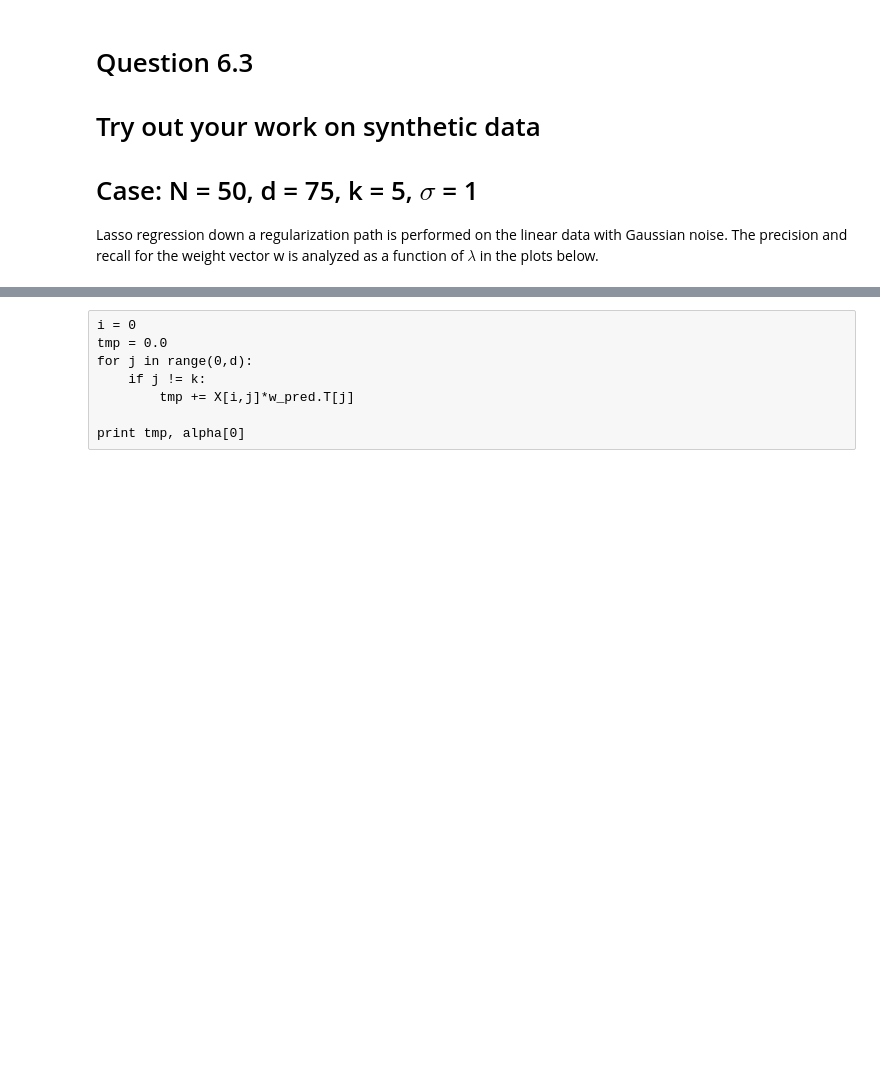
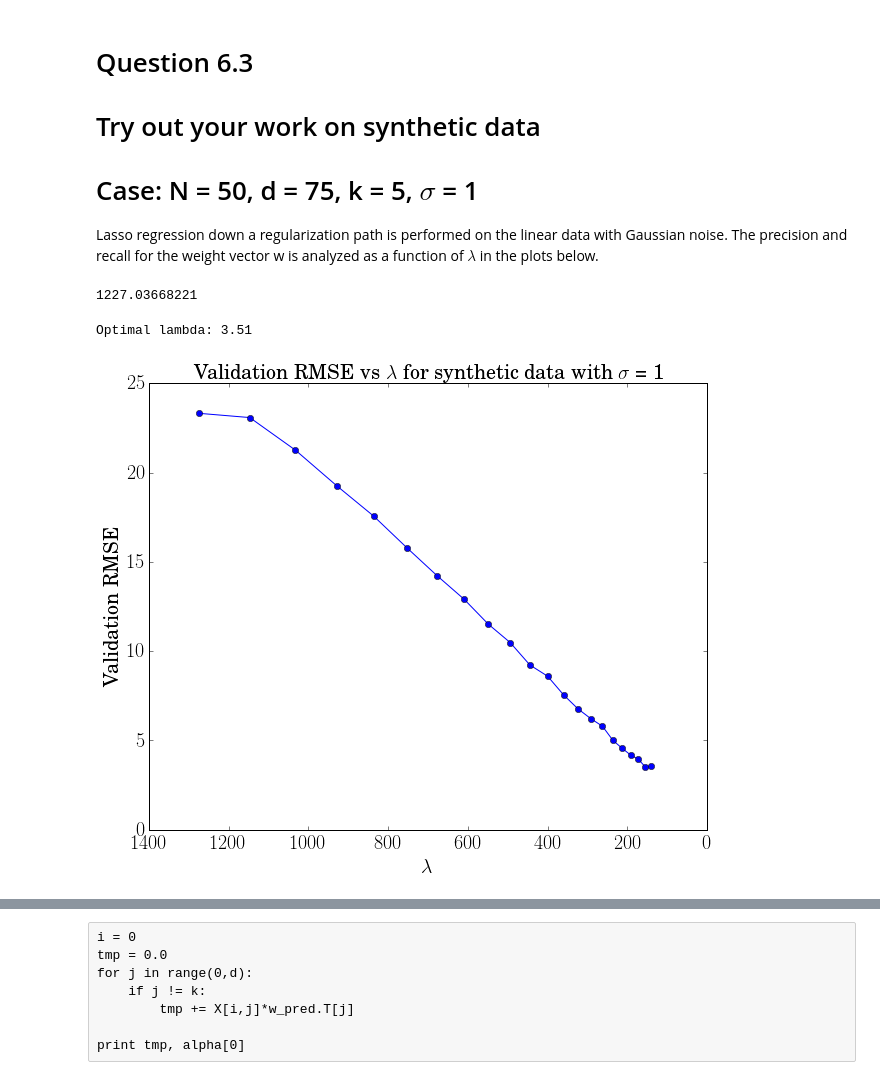
Before and after one commit to dflemin3/CSE_546, a Jupyter notebook: HW1/CSE_546_Lasso_Regression.ipynb, the cells around one changed output, grey strips where cells are left out. Drawn from its saved outputs; the diff is of its cells as text; code cells hidden in the pictures; blank space fills up the shorter version.

```diff
--- a/HW1/CSE_546_Lasso_Regression.ipynb
+++ b/HW1/CSE_546_Lasso_Regression.ipynb
@@ -547,3 +565,48 @@ For the linear model with Gaussian noise with N = 50, d = 75, and k = 5, the alg
 # Case: N = 50, d = 75, k = 5, $\sigma$ = 1
 
 Lasso regression down a regularization path is performed on the linear data with Gaussian noise.  The precision and recall for the weight vector w is analyzed as a function of $\lambda$ in the plots below.
+# %%
+#Generate data set
+N = 50
+k = 5
+d = 75
+w, X, y = generate_norm_data(N,k,d,sigma=1)
+
+l = compute_max_lambda(X,y)
+print l
+
+N = y.shape[0]
+d = X.shape[1]
+
+#Run lasso regularization path
+#w_pred, w_0_pred, val_RMSE_list, train_RMSE_list, l_list, iter_list, nonzero_ind
+res = lasso_reg_path(X,y,scale=0.8,reg_type="naive")
+
+#Find true number of non-zeros
+non_zeros = []
+tot_non_zeros = []
+k_mask = (w != 0)
+
+for val in res[6]:
+    #Compute total number of predicted non-zeros
+    tot_non_zeros.append(np.sum(val))
+
+    #Compute # of true non-zeros recovered
+    mask_prime = np.logical_and(k_mask,val)
+    non_zeros.append(np.sum(mask_prime))
+
+non_zeros = np.asarray(non_zeros)
+tot_non_zeros = np.asarray(tot_non_zeros)
+# %% [output]
+1227.03668221
+# %%
+plt.plot(res[4],res[2],'-o')
+plt.gca().invert_xaxis()
+plt.xlabel(r"$\lambda$")
+plt.ylabel("Validation RMSE")
+plt.title("Validation RMSE vs $\lambda$ for synthetic data with $\sigma$ = 1")
+
+print("Optimal lambda: %.2lf" % (res[3][-2]))
+# %% [output]
+Optimal lambda: 3.51
+[figure, added]
```
Also changed, not shown: parts of 30 cells of this notebook, 3 other files.
